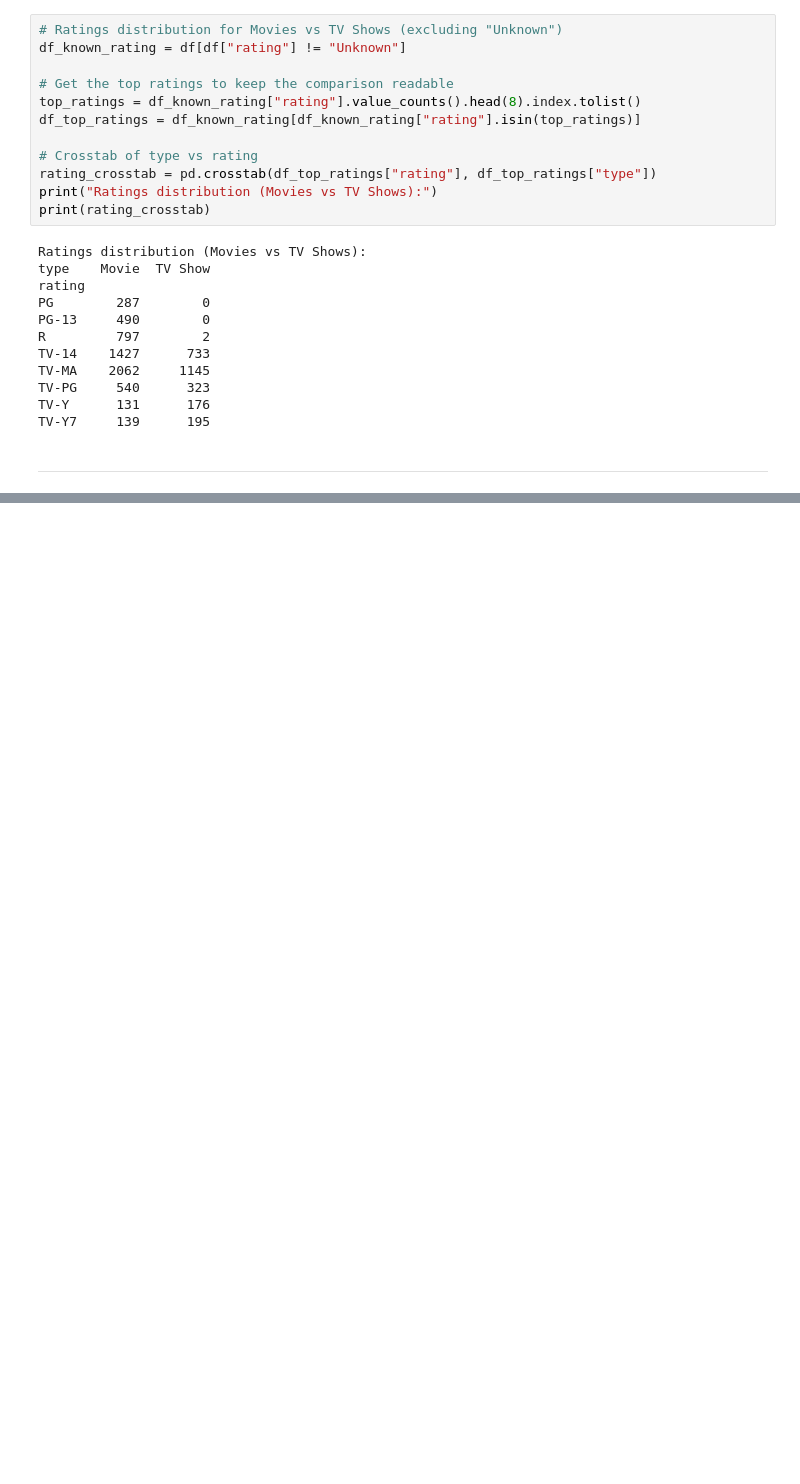
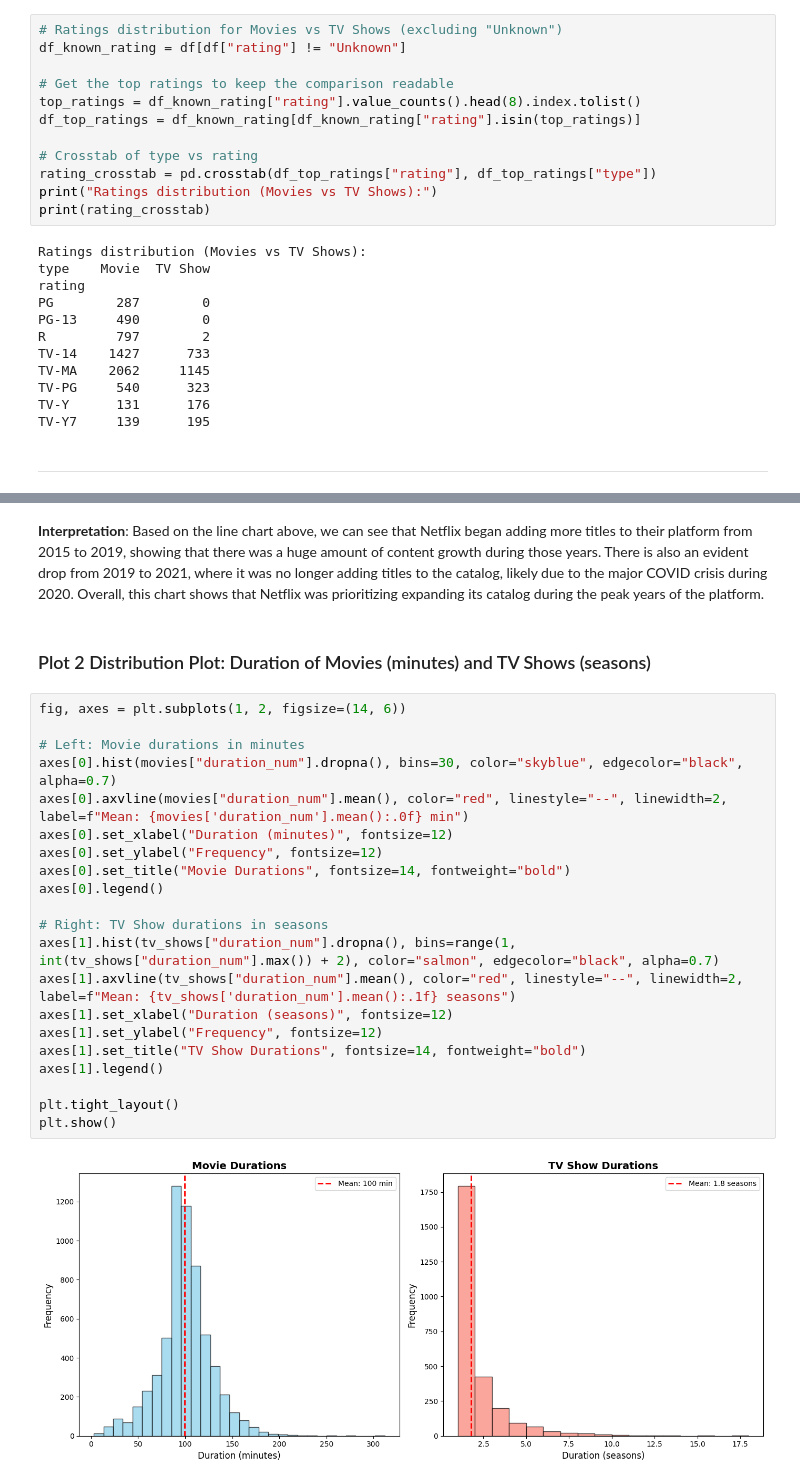
Before and after one commit to RiveraJoachin/CS4379G-Assignment1, a Jupyter notebook: notebooks/analysis.ipynb, the cells around one changed output, grey strips where cells are left out. Drawn from its saved outputs; the diff is of its cells as text; blank space fills up the shorter version.

```diff
--- a/notebooks/analysis.ipynb
+++ b/notebooks/analysis.ipynb
@@ -195,0 +210,27 @@ TV-Y7     139      195
+# %% [markdown]
+**Interpretation**: Based on the line chart above, we can see that Netflix began adding more titles to their platform from 2015 to 2019, showing that there was a huge amount of content growth during those years. There is also an evident drop from 2019 to 2021, where it was no longer adding titles to the catalog, likely due to the major COVID crisis during 2020. Overall, this chart shows that Netflix was prioritizing expanding its catalog during the peak years of the platform.
+# %% [markdown]
+### Plot 2   Distribution Plot: Duration of Movies (minutes) and TV Shows (seasons)
+# %%
+fig, axes = plt.subplots(1, 2, figsize=(14, 6))
+
+# Left: Movie durations in minutes
+axes[0].hist(movies["duration_num"].dropna(), bins=30, color="skyblue", edgecolor="black", alpha=0.7)
+axes[0].axvline(movies["duration_num"].mean(), color="red", linestyle="--", linewidth=2, label=f"Mean: {movies['duration_num'].mean():.0f} min")
+axes[0].set_xlabel("Duration (minutes)", fontsize=12)
+axes[0].set_ylabel("Frequency", fontsize=12)
+axes[0].set_title("Movie Durations", fontsize=14, fontweight="bold")
+axes[0].legend()
+
+# Right: TV Show durations in seasons
+axes[1].hist(tv_shows["duration_num"].dropna(), bins=range(1, int(tv_shows["duration_num"].max()) + 2), color="salmon", edgecolor="black", alpha=0.7)
+axes[1].axvline(tv_shows["duration_num"].mean(), color="red", linestyle="--", linewidth=2, label=f"Mean: {tv_shows['duration_num'].mean():.1f} seasons")
+axes[1].set_xlabel("Duration (seasons)", fontsize=12)
+axes[1].set_ylabel("Frequency", fontsize=12)
+axes[1].set_title("TV Show Durations", fontsize=14, fontweight="bold")
+axes[1].legend()
+
+plt.tight_layout()
+plt.show()
+# %% [output]
+[figure, added]
```
Also changed, not shown: parts of 8 cells of this notebook.
